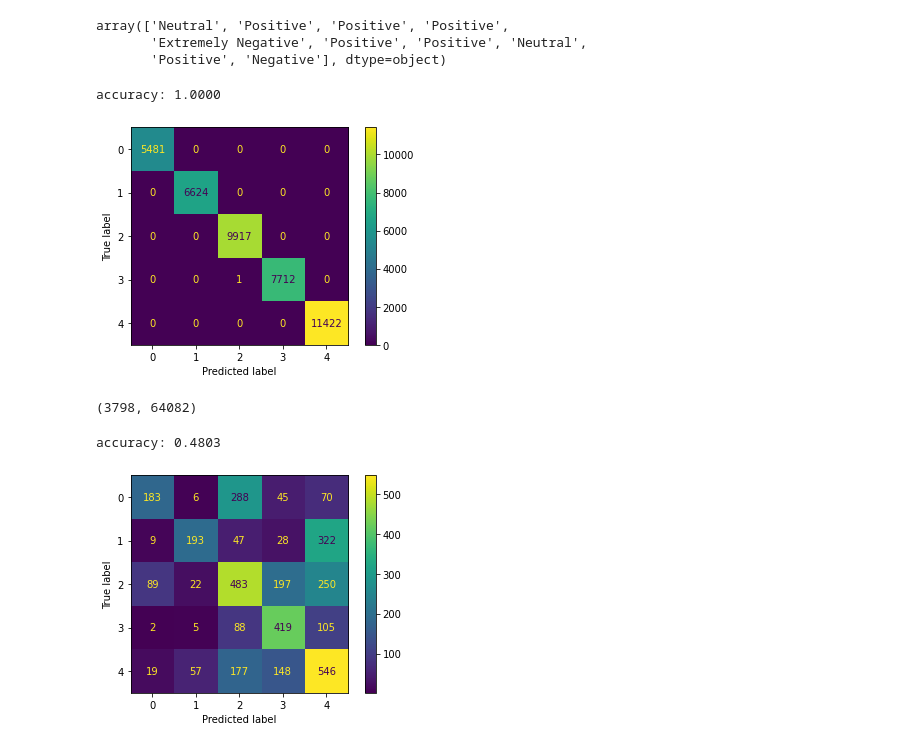
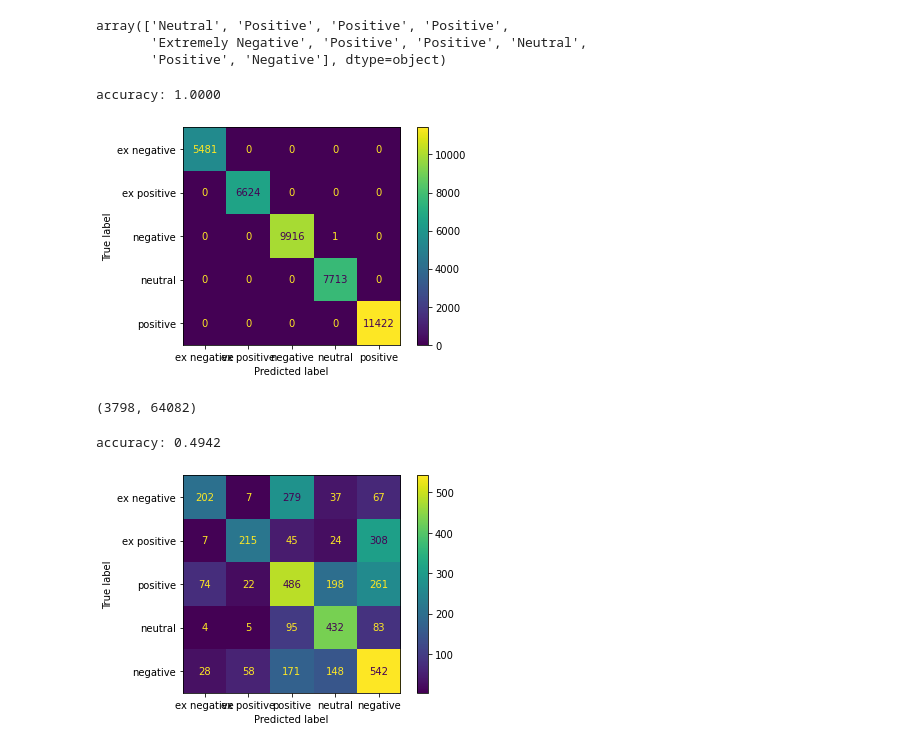
Before and after one commit to Asianspinmaster/cs39aa_project, a Jupyter notebook: project_part2.ipynb, the cells around one changed output. Drawn from its saved outputs; the diff is of its cells as text; code cells hidden in the pictures.

```diff
--- a/project_part2.ipynb
+++ b/project_part2.ipynb
@@ -354,17 +354,17 @@ array(['Neutral', 'Positive', 'Positive', 'Positive',
 # %%
 from sklearn.ensemble import RandomForestClassifier
 from sklearn.metrics import confusion_matrix, ConfusionMatrixDisplay, accuracy_score
-model = RandomForestClassifier()
+model = RandomForestClassifier(n_estimators=100)
 model = model.fit(X_train, y_train)
 
 pred_train = model.predict(X_train)
 
-display = ConfusionMatrixDisplay(confusion_matrix(train_data['Sentiment'], pred_train))
+display = ConfusionMatrixDisplay(confusion_matrix(train_data['Sentiment'], pred_train), display_labels=['ex negative','ex positive','negative','neutral','positive'])
 display.plot()
 print(f"accuracy: {accuracy_score(train_data['Sentiment'],pred_train):.4f}")
 # %% [output]
 accuracy: 1.0000
-[figure, old version]
+[figure, new version]
 # %%
 test_data['textclean'] = test_data['tokens'].apply(lambda x: ' '.join(x))
 X_test = tfidf_vectorizer.transform(test_data['textclean']).toarray()
@@ -374,9 +374,9 @@ X_test.shape
 # %%
 pred_test = model.predict(X_test)
 
-display = ConfusionMatrixDisplay(confusion_matrix(test_data['Sentiment'], pred_test))
+display = ConfusionMatrixDisplay(confusion_matrix(test_data['Sentiment'], pred_test), display_labels=['ex negative','ex positive','positive','neutral','negative'])
 display.plot()
 print(f"accuracy: {accuracy_score(test_data['Sentiment'],pred_test):.4f}")
 # %% [output]
-accuracy: 0.4803
+accuracy: 0.4942
-[figure, old version]
+[figure, new version]
```
